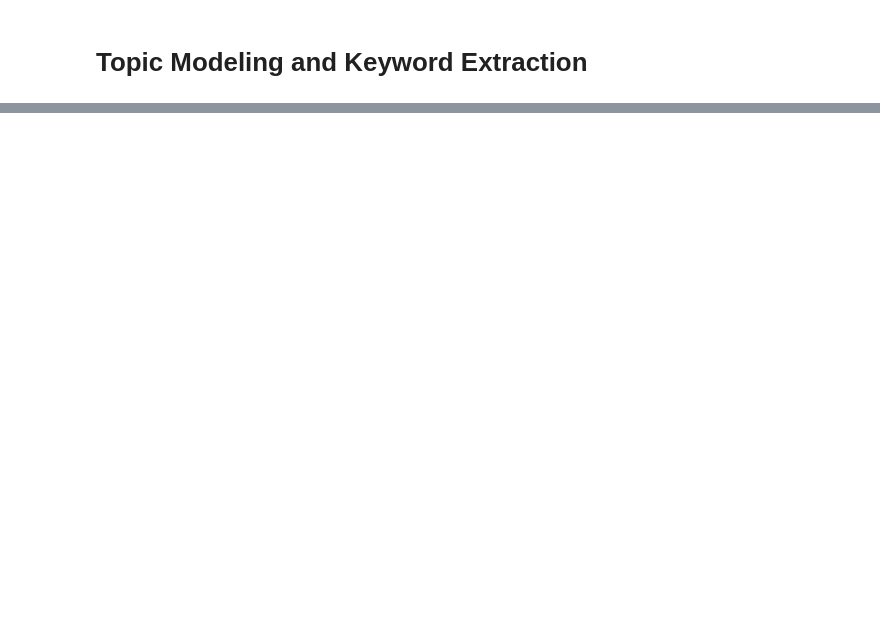
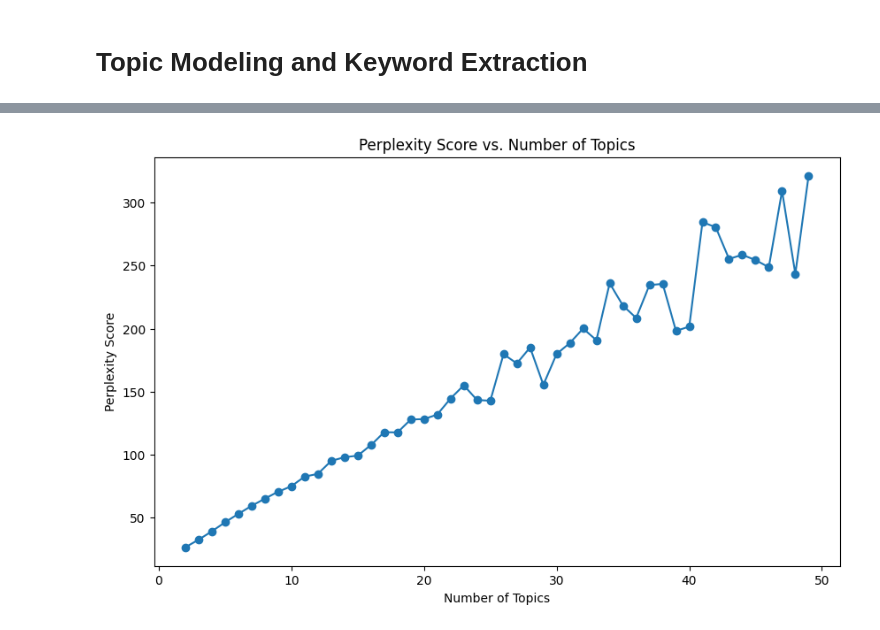
Before and after one commit to mahshidghaffari/NLP-Research-Internship-Assignment-Biomedical-Text-Analysis, a Jupyter notebook: data_extraction_starter.ipynb, the cells around one changed output, grey strips where cells are left out. Saved outputs shown, nothing was run; the diff lists cells and outputs as text; code cells hidden in the pictures; blank space fills up the shorter version.

Commit message:
Perplexity and documentation

```diff
--- a/data_extraction_starter.ipynb
+++ b/data_extraction_starter.ipynb
@@ -63,7 +63,7 @@ def fetch_abstracts(term, max_results=100000):
     return abstracts
 # %%
 # Define the search term, e.g., "Cancer Immunotherapy"
-search_term = "Cancer Immunotherapy"
+search_term = "Artificial Intelligence in Healthcare"
 
 # Fetch abstracts using the search term
 abstracts = fetch_abstracts(search_term)
@@ -277,0 +277,24 @@ Topic 10: express, conclus, therapi, associ, introduct, respons, method, clinic,
+# %%
+# Create a list to store perplexity scores
+perplexity_scores = []
+
+# Try different numbers of topics
+num_topics_range = range(2, 50)  # Adjust the range as needed
+for num_topics in num_topics_range:
+    lda_model = LatentDirichletAllocation(n_components=num_topics, random_state=42)
+    lda_model.fit(tfidf_matrix)  # Use your TF-IDF matrix here
+
+    # Calculate perplexity
+    perplexity_score = lda_model.perplexity(tfidf_matrix)
+
+    perplexity_scores.append(perplexity_score)
+
+# Plot perplexity scores to find the optimal number of topics
+plt.figure(figsize=(10, 6))
+plt.plot(num_topics_range, perplexity_scores, marker='o')
+plt.xlabel("Number of Topics")
+plt.ylabel("Perplexity Score")
+plt.title("Perplexity Score vs. Number of Topics")
+plt.show()
+# %% [output]
+[figure, added]
```
Also changed, not shown: parts of 6 cells of this notebook, 1 other file.
